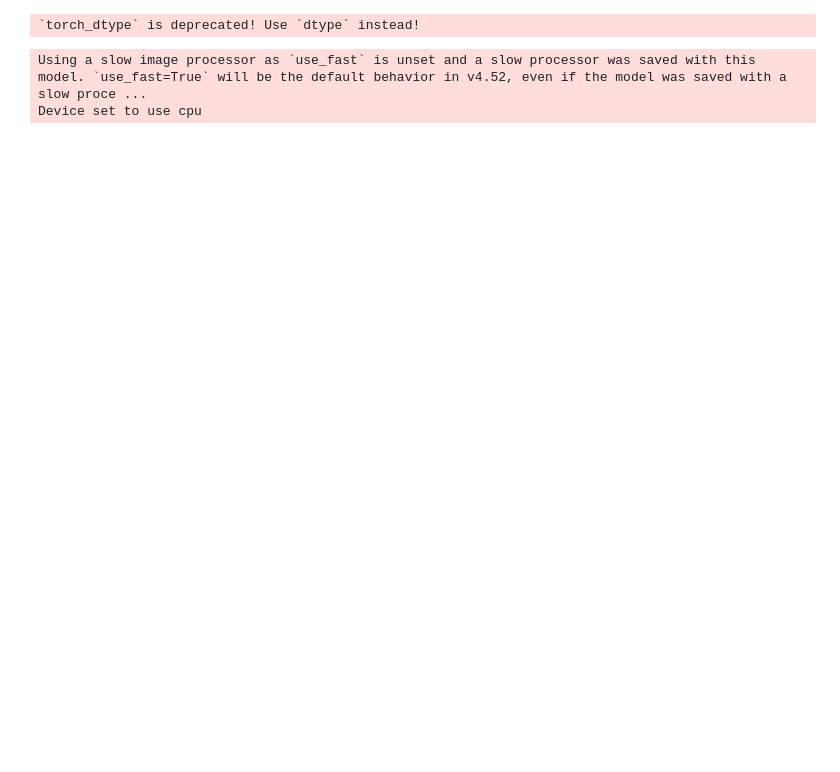
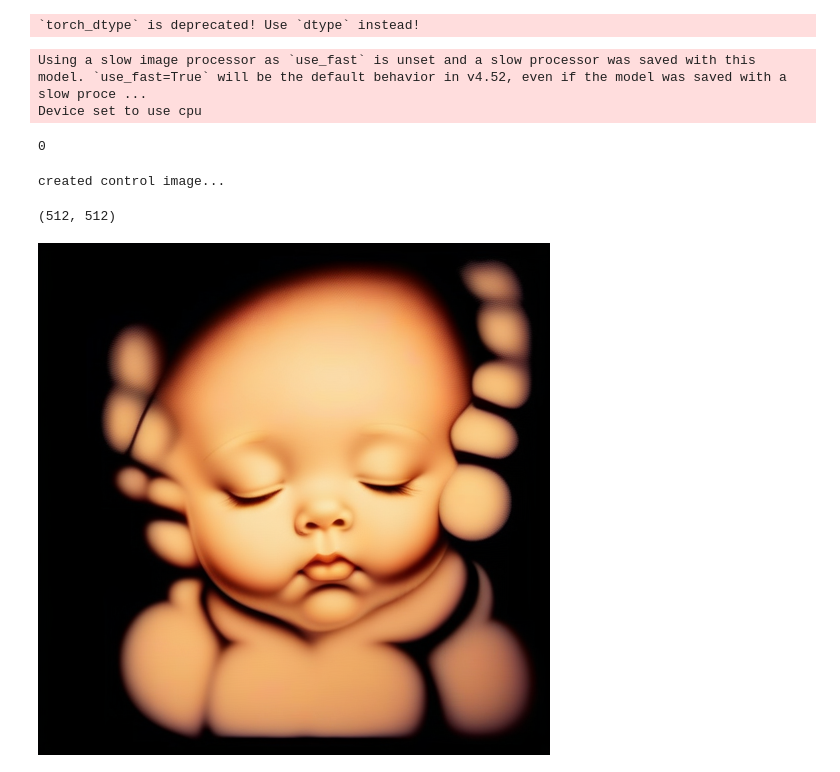
Before and after one commit to josho-luna/3dUltraInferless, a Jupyter notebook: sandbox.ipynb, the cells around one changed output. Saved outputs shown, nothing was run; the diff lists cells and outputs as text; code cells hidden in the pictures; blank space fills up the shorter version.

```diff
--- a/sandbox.ipynb
+++ b/sandbox.ipynb
@@ -109,23 +139,21 @@ def base_64_to_pil(base64_str: str):
     image = Image.open(BytesIO(image_data))
     return image
 # %%
-
 def infer(url, steps, net, guid, res: int):
     img = load_image(url).resize((res, res), Image.LANCZOS)
-    control_image = preprocess_img(img)
+    control_image = preprocess_img_c(img)
     print('created control image...')
     prompt = "close-up studio portrait of a newborn baby, " \
-    "asleep, head and shoulders, face angle and composition " \
-    "follow the control image, tiny eyelashes, soft natural skin," \
+    "asleep, tiny eyelashes, soft natural skin," \
     " gentle rosy cheeks, subtle peach fuzz, relaxed lips, serene expression," \
-    " warm diffused softbox lighting, clean black background, " \
+    " warm diffused softbox lighting, clean black background, the babie's face clearly in focus" \
     "shallow depth of field, 85mm photo look, ultra-detailed realistic skin texture,"
    # " high dynamic range, professional newborn photography, photorealistic, 1:1"
 
-    negative_prompt = "ultrasound texture, scan lines, speckle noise, medical imaging look," \
-    " clay or plastic skin, CGI, doll-like, uncanny, deformed or asymmetrical facial features, " \
-    "extra fingers or limbs, multiple faces, open eyes, teeth, adult traits, stubble, " \
-    "heavy makeup, jewelry, medical equipment, umbilical cord, placenta, " \
+    negative_prompt =  "Text, hair, clay or plastic skin, CGI, doll-like, uncanny, deformed or asymmetrical facial features, " \
+    "extra fingers or limbs, multiple faces, open eyes, teeth, adult traits, stubble, "
+
+    b =    "heavy makeup, jewelry, medical equipment, umbilical cord, placenta, " \
     "occluded face, hands covering face, harsh shadows, blown highlights, " \
     "over-sharpening halos, banding, text, watermark, logo, low-res, blurry, " \
     "oversaturated, cartoon, painting, anime"
@@ -167,8 +253,27 @@ def infer(url, steps, net, guid, res: int):
+# %%
+torch.cuda.empty_cache()
+gc.collect()
+# %% [output]
+0
 # %%
-torch.cuda.empty_cache()
-gc.collect()
-def before_after(url):
-    img = load_image(url).resize((512, 512), Image.LANCZOS)
-    imgs = infer(url, 15, 0.45,6.5, 512)
-    img_after = base_64_to_pil(imgs['images'][0])
-    return make_image_grid([img, img_after], 1,2)
+
+url = f"/home/yahir-luna/Documents/aa.png"
+
+prompt = "close-up studio portrait of a newborn baby, " \
+"asleep, tiny eyelashes, soft natural skin," \
+" gentle rosy cheeks, subtle peach fuzz, relaxed lips, serene expression," \
+" warm diffused softbox lighting, clean black background, the babie's face clearly in focus" \
+"shallow depth of field, 85mm photo look, ultra-detailed realistic skin texture,"
+
+img = Image.open(url).resize((512, 512), Image.LANCZOS)
+imgs = infer(url, 14, 0.35,13, 512)
+control = preprocess_img_c(img)
+print(control.size)
+img_after = base_64_to_pil(imgs['images'][0])
+# %% [output]
+created control image...
+(512, 512)
+# %%
+img_after
+# %% [output]
+[figure, added]
```
Also changed, not shown: parts of 7 cells of this notebook, 1 other file.
